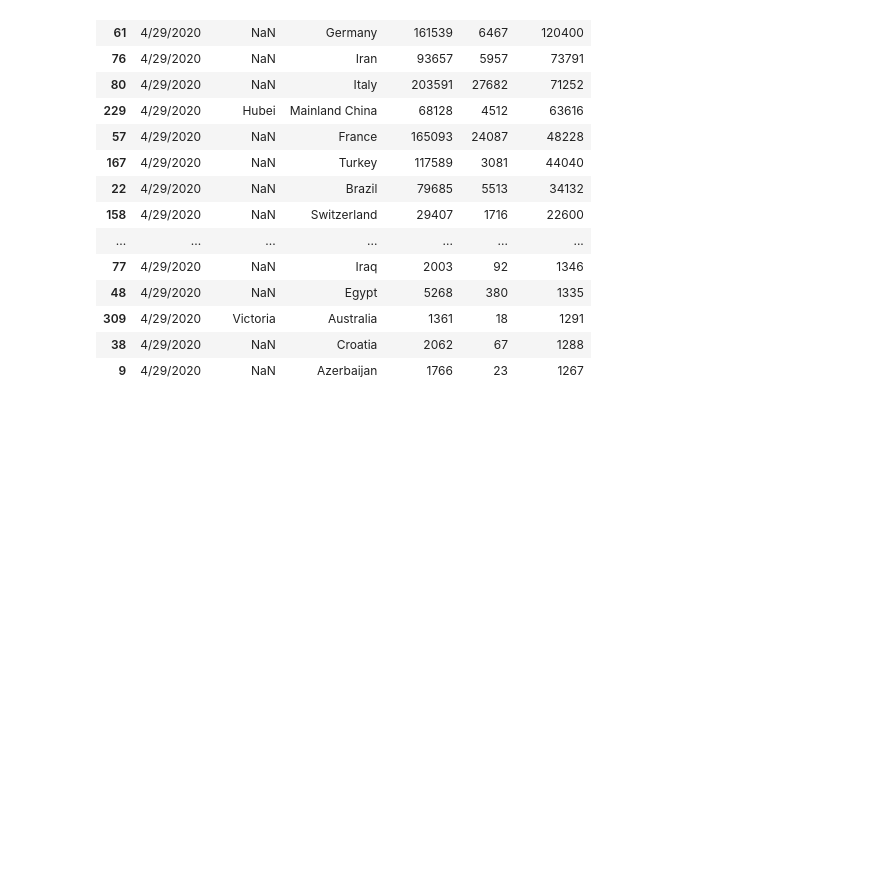
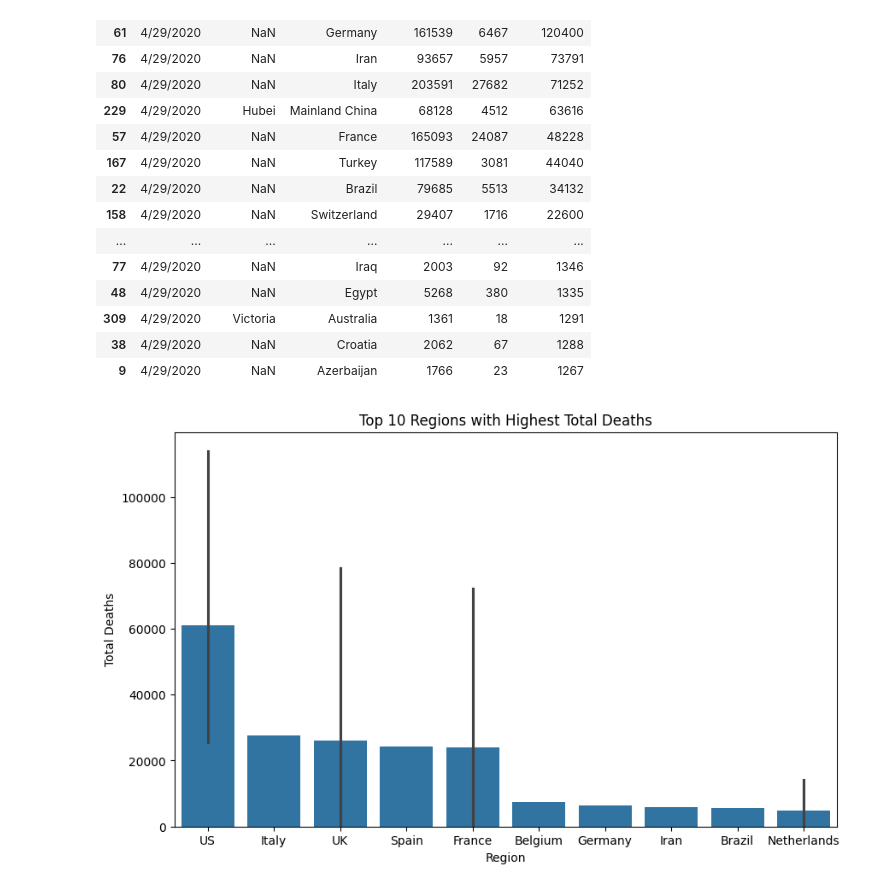
Before and after one commit to Tanay-Dwivedi/COVID-19-Dataset-Data-Analysis, a Jupyter notebook: covid19_data_analysis.ipynb, the cells around one changed output. Saved outputs shown, nothing was run; the diff lists cells and outputs as text; code cells hidden in the pictures; blank space fills up the shorter version.

```diff
--- a/covid19_data_analysis.ipynb
+++ b/covid19_data_analysis.ipynb
@@ -299,3 +299,17 @@ df.sort_values(by = ["Recovered"], ascending = False).head(50)
 | 309 | 4/29/2020 | Victoria | Australia | 1361 | 18 | 1291 |
 | 38 | 4/29/2020 | NaN | Croatia | 2062 | 67 | 1288 |
 | 9 | 4/29/2020 | NaN | Azerbaijan | 1766 | 23 | 1267 |
+# %%
+# What is the distribution of deaths across different regions?
+
+top_10_regions = df.groupby('Region')['Deaths'].sum().nlargest(10).index
+
+plt.figure(figsize=(10, 6))
+sb.barplot(data=df[df['Region'].isin(top_10_regions)], x='Region', y='Deaths', estimator=sum, order=top_10_regions)
+plt.title('Top 10 Regions with Highest Total Deaths')
+plt.xlabel('Region')
+plt.ylabel('Total Deaths')
+plt.xticks(rotation=0)
+plt.show()
+# %% [output]
+[figure, added]
```
Also changed, not shown: parts of 4 cells of this notebook.
